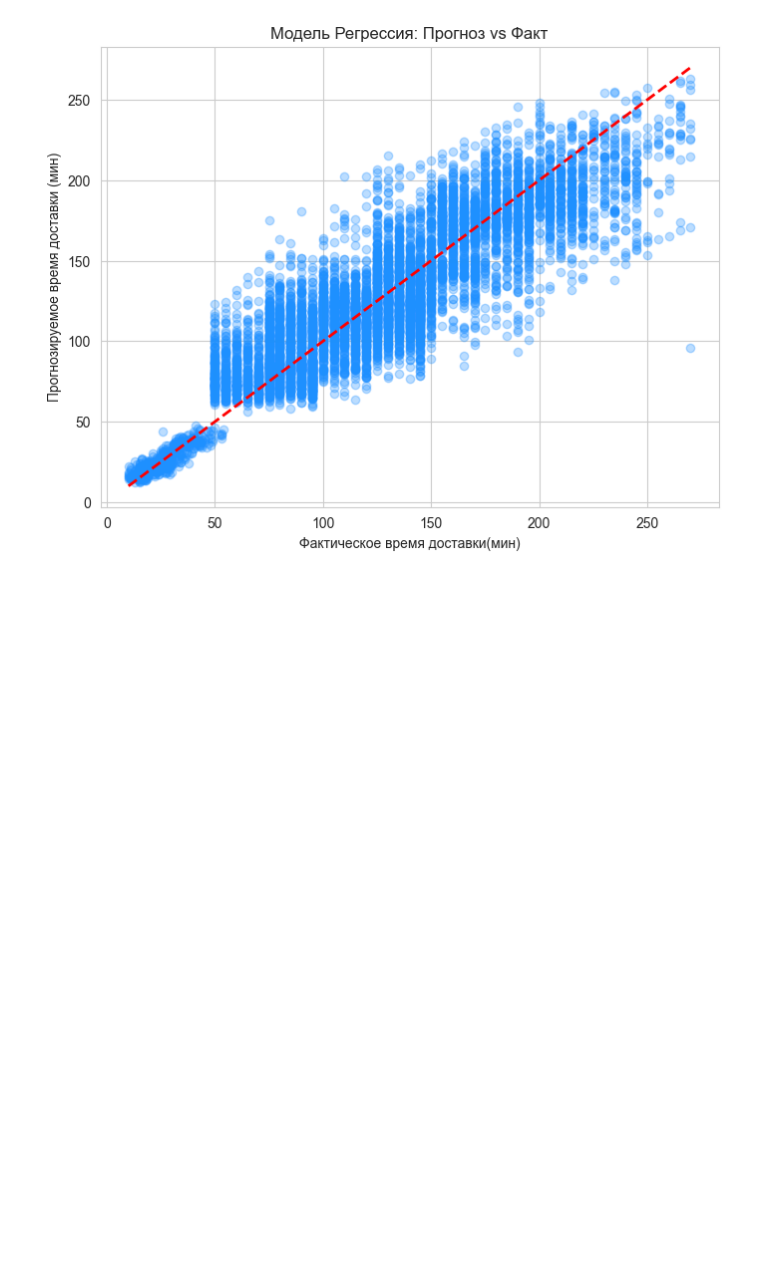
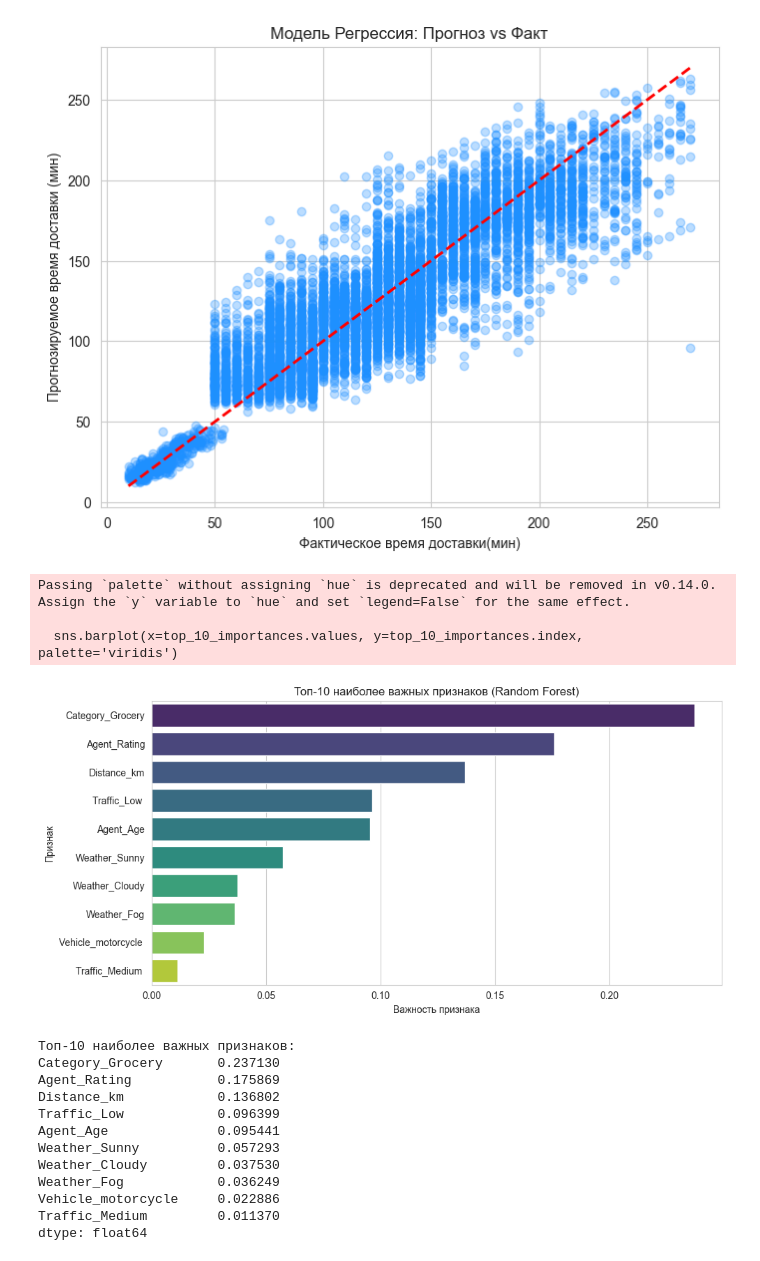
Before and after one commit to darinbtw/Machine_learning_to_optimize_processes_in_logistics, a Jupyter notebook: amazon_delivery_analyz.ipynb, the cells around one changed output. Drawn from its saved outputs; the diff is of its cells as text; code cells hidden in the pictures; blank space fills up the shorter version.

```diff
--- a/amazon_delivery_analyz.ipynb
+++ b/amazon_delivery_analyz.ipynb
@@ -144,6 +144,8 @@ print("Финальные колонки X для модели:", X.columns.toli
 #Определение типов признака
 numerical_indices = [0, 1, 7]
 categorical_indices = [2, 3, 4, 5, 6]
+numerical_features_names = ['Agent_Age', 'Agent_Rating', 'Distance_km']
+categorical_features_names = ['Weather', 'Traffic', 'Vehicle', 'Area', 'Category']
 
 #конвейер предобработки (Pipeline)
 preprocessor_reg = ColumnTransformer(
@@ -192,3 +194,39 @@ plt.ylabel('Прогнозируемое время доставки (мин)')
 plt.show()
 # %% [output]
 [figure]
+# %%
+#Важность признаков
+cat_feature_names_out = list(preprocessor_reg.named_transformers_['cat'].get_feature_names_out(categorical_features_names))
+
+feature_names = numerical_features_names + cat_feature_names_out
+
+importances = pd.Series(model_rf.feature_importances_, index=feature_names)
+top_10_importances = importances.sort_values(ascending=False).head(10)
+
+plt.figure(figsize=(10,5))
+sns.barplot(x=top_10_importances.values, y=top_10_importances.index, palette='viridis')
+plt.title('Топ-10 наиболее важных признаков (Random Forest)')
+plt.xlabel('Важность признака')
+plt.ylabel('Признак')
+plt.tight_layout()
+plt.show()
+
+print('\nТоп-10 наиболее важных признаков:')
+print(top_10_importances)
+# %% [output]
+Passing `palette` without assigning `hue` is deprecated and will be removed in v0.14.0. Assign the `y` variable to `hue` and set `legend=False` for the same effect.
+
+  sns.barplot(x=top_10_importances.values, y=top_10_importances.index, palette='viridis')
+[figure, added]
+Топ-10 наиболее важных признаков:
+Category_Grocery       0.237130
+Agent_Rating           0.175869
+Distance_km            0.136802
+Traffic_Low            0.096399
+Agent_Age              0.095441
+Weather_Sunny          0.057293
+Weather_Cloudy         0.037530
+Weather_Fog            0.036249
+Vehicle_motorcycle     0.022886
+Traffic_Medium         0.011370
+dtype: float64
```
Also changed, not shown: parts of 2 cells of this notebook, 1 other file.
